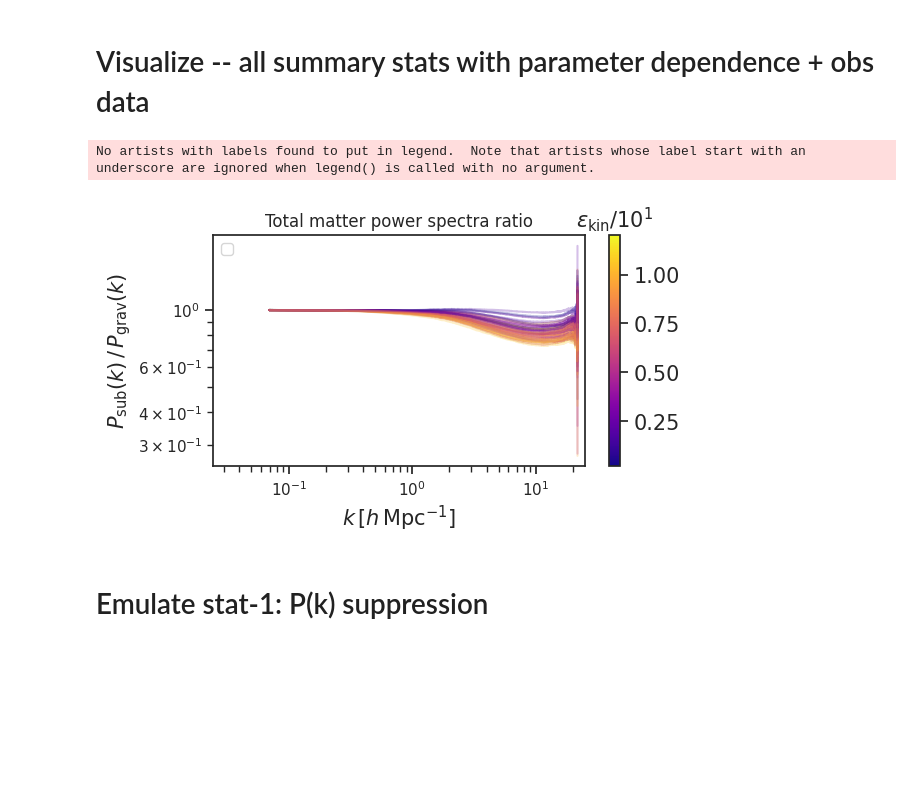
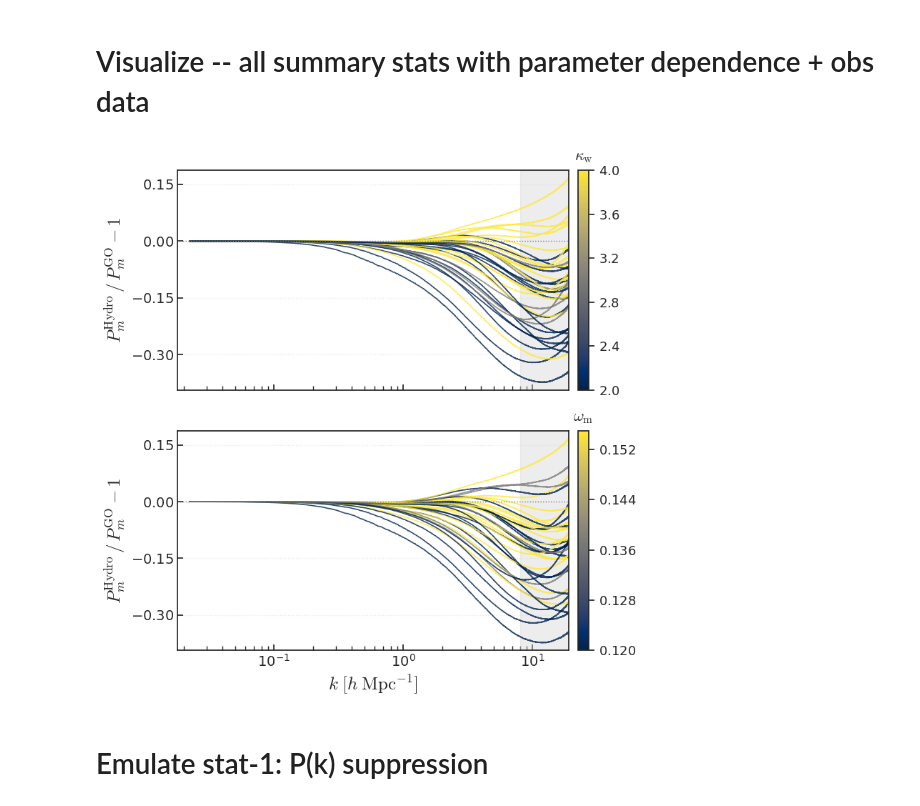
Before and after one commit to nesar/CosmoHydro, a Jupyter notebook: codes/gp_SGC_pk.ipynb, the cells around one changed output. Saved outputs shown, nothing was run; the diff lists cells and outputs as text; code cells hidden in the pictures; blank space fills up the shorter version.

```diff
--- a/codes/gp_SGC_pk.ipynb
+++ b/codes/gp_SGC_pk.ipynb
@@ -74,15 +70,10 @@ No match: GRAV_ONLY
 # %%
 # Print the numpy array
-
-if_separate_param_file = False
-
-if if_separate_param_file:
-    params32 = load_params('../../Data/flamingo_log_design2.txt')
 
 
 df_train_a = pd.DataFrame(params32, columns=PARAM_NAME)
 colors = ['b']*params32.shape[0]
 # colors = ['b']*num_sims + ['r']*num_sims_test
 plot_scatter_matrix(df_train_a, colors);
-plt.savefig('plots/universal/exp_design.png', bbox_inches='tight')
+plt.savefig('../plots/exp_design_pk.png', bbox_inches='tight')
 # %% [output]
@@ -90,5 +81,5 @@ plt.savefig('plots/universal/exp_design.png', bbox_inches='tight')
 # %%
-k, pk_all, pk_ratio = read_pk(DirIn, num_sims, params32)
+k, pk_arr, pk_go_arr, pk_ratio = read_pk_new(DirIn, num_sims, redshift='0.0', pk_type='hydro.full', start_sim_idx=start_sim_idx)
 # %%
 plt.plot(k, pk_ratio[0:10].T)
 plt.xscale('log')
@@ -105,38 +96,58 @@ k_min, k_max, k.min(), k.max()
 # %% [markdown]
 # Visualize -- all summary stats with parameter dependence + obs data
 # %%
-color_by_index = 4
+color_index_top = 0    # 4 = eps_kin
+color_index_bottom = 5 # 6=sigma_8
 
 plt_strings = plot_strings('Pk')
 mlim1, mlim2 = mass_conds('Pk')
 
-f, a = plt.subplots(1, 1, figsize=(6, 3))
+fig, (ax1, ax2) = plt.subplots(2, 1, figsize=(8, 8), sharex=True)
 
-# x, y, yerr = load_gsmf_obs(gsmf_obs_dir)
-# mass_cond = np.where( (x > mlim1)  &  (x < mlim2) )
-# a.errorbar(x[mass_cond], y[mass_cond], yerr=yerr[:, mass_cond][:, 0, :], fmt=".b", capsize=2, label=r"Driver 2022")
+pk_suppression = pk_ratio - 1.0
 
-f = plot_lines_with_param_color(params32[:, color_by_index],
-                            k,
-                            pk_ratio,
-                            *plt_strings,
-                            PARAM_NAME[color_by_index],
-                            mlim1,
-                            mlim2,
-                            a);
+k_xlim = 19.0
+k_mask = k < k_xlim
+y_min = pk_suppression[:, k_mask].min()
+y_max = pk_suppression[:, k_mask].max()
+y_pad = 0.02
 
-a.set_xlim(0.5*mlim1, 2*mlim2)
-a.set_xscale('log')
-a.set_yscale('log')
-# a.legend(bbox_to_anchor=(2, 0.7))
-a.legend()
+for ax, ci in [(ax1, color_index_top), (ax2, color_index_bottom)]:
+    import matplotlib as mpl
+    norm = mpl.colors.Normalize(vmin=params32[:, ci].min(), vmax=params32[:, ci].max())
+    cmap_obj = mpl.cm.ScalarMappable(norm=norm, cmap=mpl.cm.cividis)
+    cmap_obj.set_array([])
 
-plt.title('Total matter power spectra ratio')
+    for sim_index in range(num_sims):
+        ax.plot(k, pk_suppression[sim_index], '-', alpha=0.8, lw=1.2,
+                c=cmap_obj.to_rgba(params32[sim_index, ci]))
 
-plt.savefig('plots/universal/Pk_design.png', bbox_inches='tight')
+    ax.axhline(y=0.0, ls=':', color='gray', lw=1.0)
+
+    k_nyquist = np.pi / (side_length / Npart)
+    ax.axvspan(k_nyquist, k_xlim * 1.5, color='lightgray', alpha=0.4)
+
+    ax.set_xscale('log')
+    ax.tick_params(axis='both', which='major', labelsize=14, direction='in')
+    ax.tick_params(axis='both', which='minor', labelsize=11, direction='in')
+    ax.yaxis.set_major_locator(plt.MaxNLocator(nbins=4))
+    ax.grid(axis='y', ls=':', alpha=0.4)
+    ax.set_xlim(k.min() * 0.8, k_xlim)
+    ax.set_ylim(y_min - y_pad, y_max + y_pad)
+
+    ax.set_ylabel(r'$P_m^{\mathrm{Hydro}} \, / \, P_m^{\mathrm{GO}} - 1$', fontsize=18)
+
+    clb = fig.colorbar(cmap_obj, ax=ax, pad=0.02)
+    clb.ax.tick_params(labelsize=13)
+    clb.ax.yaxis.set_major_locator(plt.MaxNLocator(nbins=5))
+    clb.ax.set_title(PARAM_NAME[ci], fontsize=16, pad=10)
+
+ax2.set_xlabel(r'$k \; [h \; \mathrm{Mpc}^{-1}]$', fontsize=18)
+
+fig.tight_layout()
+plt.savefig('../plots/Pk_design.png', bbox_inches='tight', dpi=150)
 # %% [output]
-No artists with labels found to put in legend.  Note that artists whose label start with an underscore are ignored when legend() is called with no argument.
-[figure, old version]
+[figure, new version]
 # %% [markdown]
 # Emulate stat-1: P(k) suppression
 # %%
```
Also changed, not shown: parts of 10 cells of this notebook, 3 other files.
